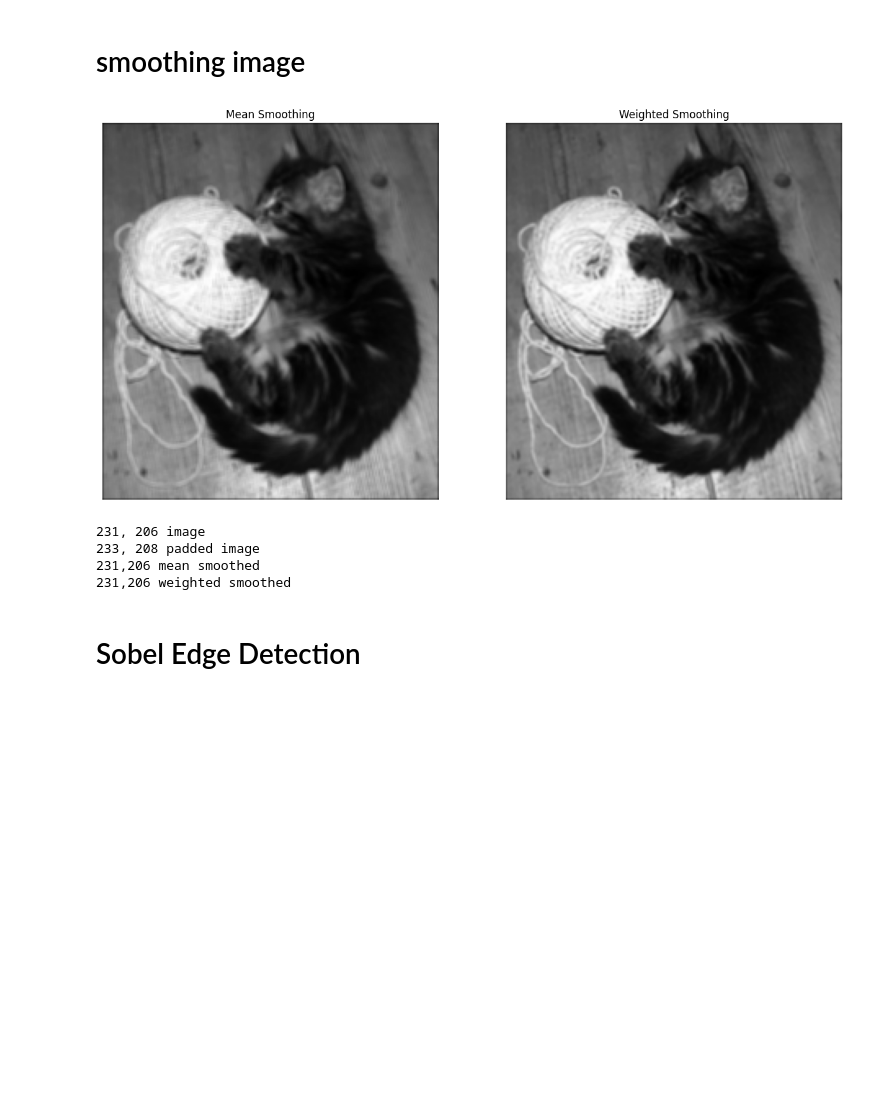
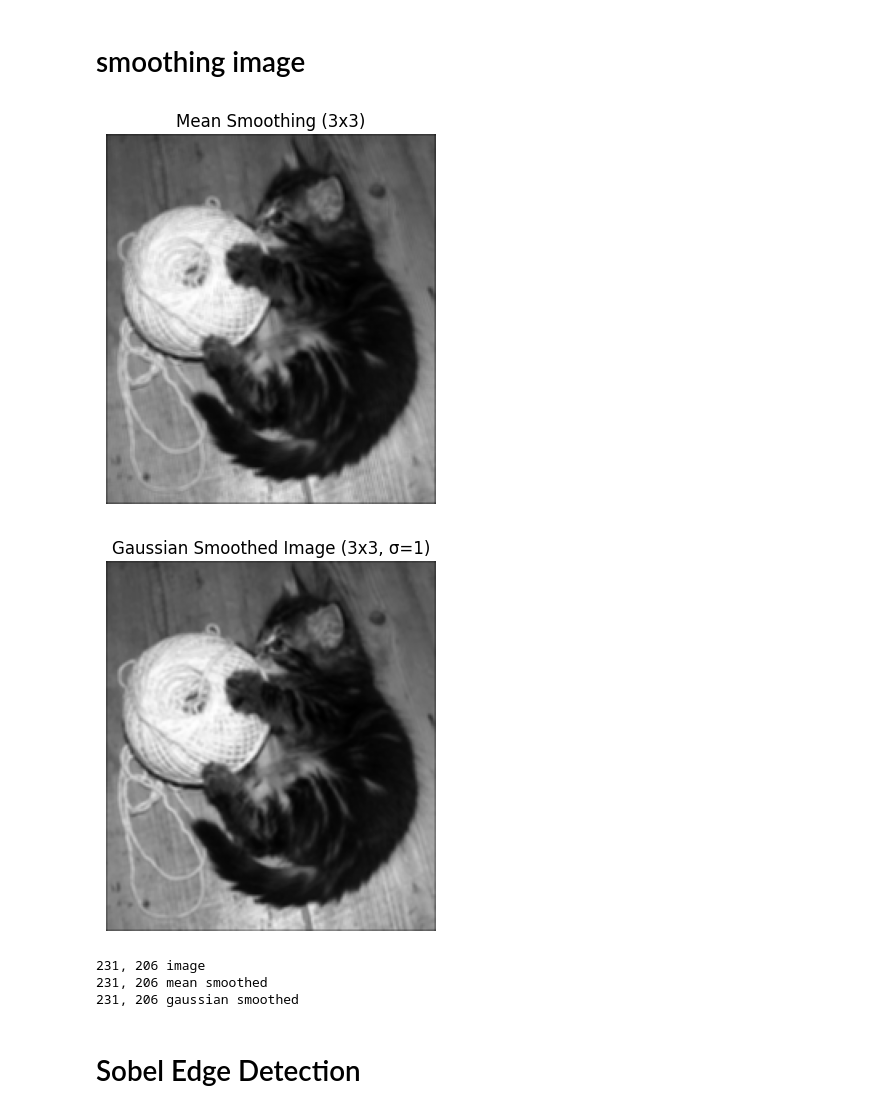
Before and after one commit to zacgalaxy/CV_CW1, a Jupyter notebook: Average_Kernal.ipynb, the cells around one changed output. Cells and saved outputs as stored; diff of their text form; code cells hidden in the pictures; blank space fills up the shorter version.

```diff
--- a/Average_Kernal.ipynb
+++ b/Average_Kernal.ipynb
@@ -47,31 +61,36 @@ def apply_kernal(padded_image, kernel):
-# %%
-mean=np.array([[1,1,1],
-              [1,1,1],
-              [1,1,1]]) /9 # 9 is the sum of the weights nomlizing keeps instensty steady
-weighted=np.array([[1,2,1],
-                  [2,4,2],
-                  [1,2,1]]) /16 # 16 is the sum of the weights nomlizing keeps instensty steady
-meansmoothed=apply_kernal(padded_image,mean)
-weightedsmoothed=apply_kernal(padded_image,weighted)
-fig, ax = plt.subplots(1, 2, figsize=(15, 10))
-ax[0].imshow(meansmoothed, cmap='gray')
-ax[0].set_title('Mean Smoothing')
-ax[0].axis('off')
-ax[1].imshow(weightedsmoothed, cmap='gray')
-ax[1].set_title('Weighted Smoothing')
-ax[1].axis('off')
-plt.show()
-# %% [output]
-[figure, removed]
+# %%
+
+mean_kernal=3
+weighted_kernal=3
+sigma=1
+smoothed_mean= apply_smoothing(image,mean_kernel(mean_kernal), mean_kernal)
+smoothed_gaussian = apply_smoothing(image, gaussian_kernel(weighted_kernal, sigma), weighted_kernal)
+
+
+plt.imshow(smoothed_mean, cmap="gray")
+plt.title(f"Mean Smoothing ({mean_kernal}x{mean_kernal})")
+plt.axis("off")
+plt.show()
+
+
+plt.imshow(smoothed_gaussian, cmap="gray")
+plt.title(f"Gaussian Smoothed Image ({weighted_kernal}x{weighted_kernal}, σ={sigma})")
+plt.axis("off")
+plt.show()
+# %% [output]
+[figure, added]
+[figure, added]
 # %%
 print(str(image.shape[0]) + ", " + str(image.shape[1]) + " image")
-print(str(padded_image.shape[0]) + ", " + str(padded_image.shape[1]) + " padded image")
-print(str(meansmoothed.shape[0]) + "," + str(meansmoothed.shape[1]) + " mean smoothed")
-print(str(weightedsmoothed.shape[0]) + "," + str(weightedsmoothed.shape[1]) + " weighted smoothed")
+print(str(smoothed_mean.shape[0]) + ", " + str(smoothed_mean.shape[1]) + " mean smoothed")
+print(str(smoothed_gaussian.shape[0]) + ", " + str(smoothed_gaussian.shape[1]) + " gaussian smoothed")
+#print(str(padded_image.shape[0]) + ", " + str(padded_image.shape[1]) + " padded image")
+#print(str(meansmoothed.shape[0]) + ", " + str(meansmoothed.shape[1]) + " mean smoothed")
+#print(str(weightedsmoothed.shape[0]) + ", " + str(weightedsmoothed.shape[1]) + " weighted smoothed")
+#print(str(smoothed_image.shape[0]) + ", " + str(smoothed_image.shape[1]) + " gaussian smoothed")
 # %% [output]
 231, 206 image
-233, 208 padded image
-231,206 mean smoothed
-231,206 weighted smoothed
+231, 206 mean smoothed
+231, 206 gaussian smoothed
 # %% [markdown]
 # Sobel Edge Detection
```
Also changed, not shown: parts of 10 cells of this notebook, 22 other files.
